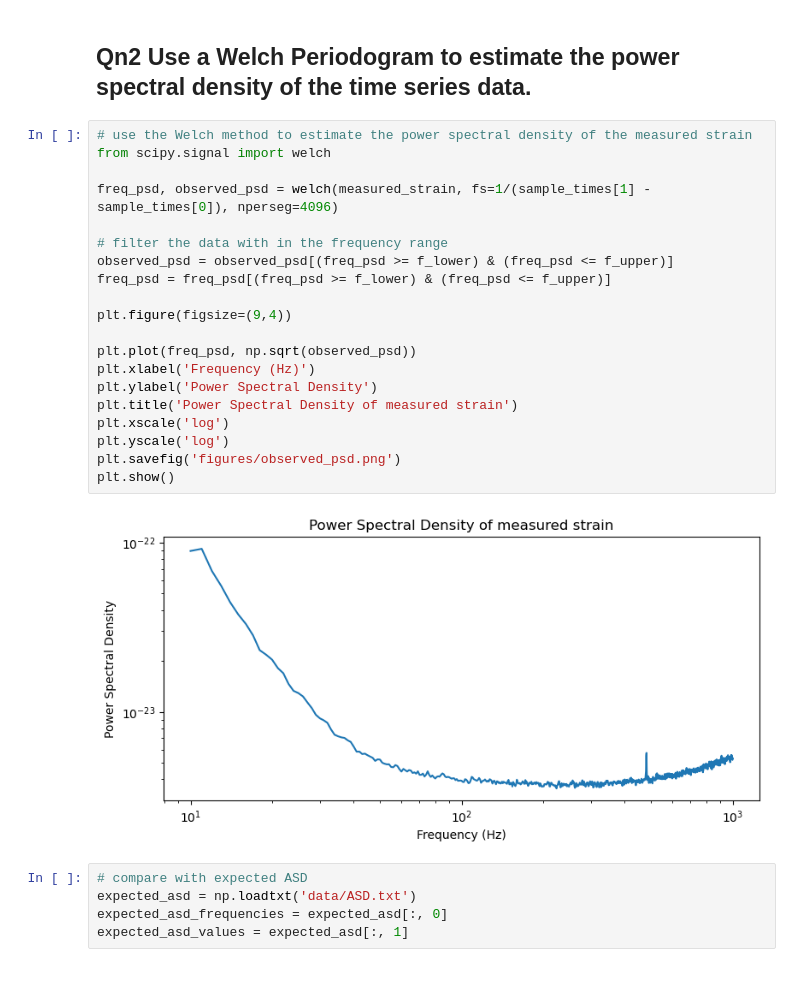
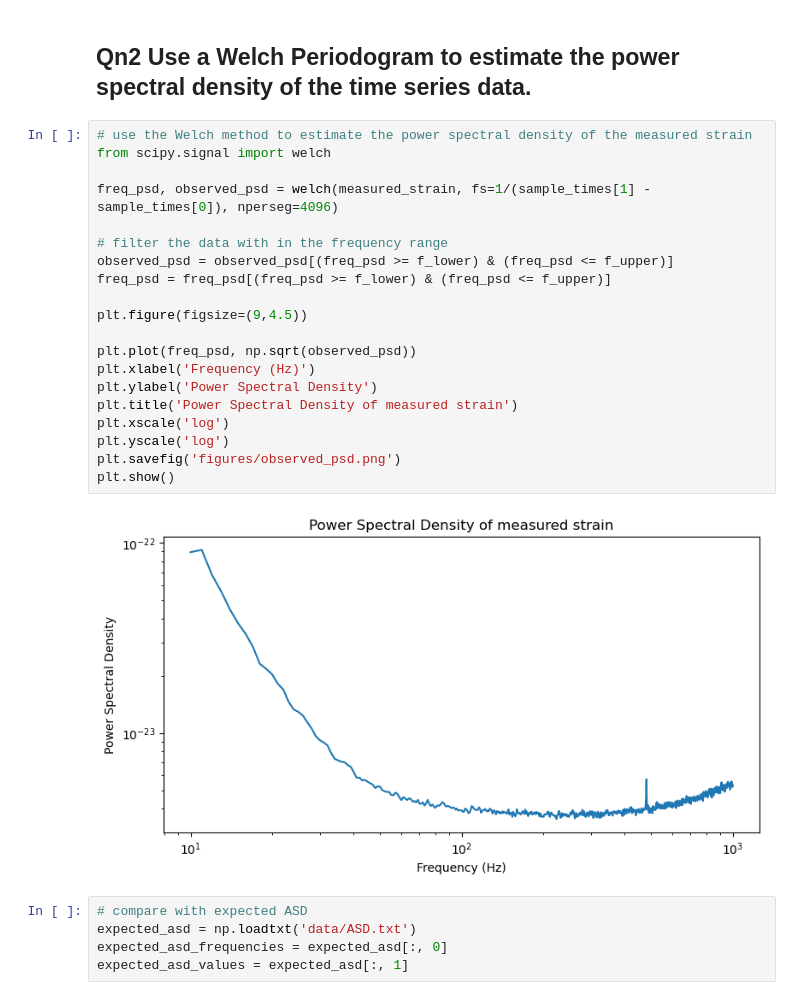
Before and after one commit to ZhongXinyu/Gravitational-Waves-Detection, a Jupyter notebook: part2.ipynb, the cells around one changed output. Drawn from its saved outputs; the diff is of its cells as text.

```diff
--- a/part2.ipynb
+++ b/part2.ipynb
@@ -59,25 +59,25 @@ plt.show()
 # %%
 # use the Welch method to estimate the power spectral density of the measured strain
 from scipy.signal import welch
 
 freq_psd, observed_psd = welch(measured_strain, fs=1/(sample_times[1] - sample_times[0]), nperseg=4096)
 
 # filter the data with in the frequency range
 observed_psd = observed_psd[(freq_psd >= f_lower) & (freq_psd <= f_upper)]
 freq_psd = freq_psd[(freq_psd >= f_lower) & (freq_psd <= f_upper)]
 
-plt.figure(figsize=(9,4))
+plt.figure(figsize=(9,4.5))
 
 plt.plot(freq_psd, np.sqrt(observed_psd))
 plt.xlabel('Frequency (Hz)')
 plt.ylabel('Power Spectral Density')
 plt.title('Power Spectral Density of measured strain')
 plt.xscale('log')
 plt.yscale('log')
 plt.savefig('figures/observed_psd.png')
 plt.show()
 # %% [output]
-[figure, old version]
+[figure, new version]
 # %%
 # compare with expected ASD
 expected_asd = np.loadtxt('data/ASD.txt')
```
Also changed, not shown: parts of 3 cells of this notebook.
